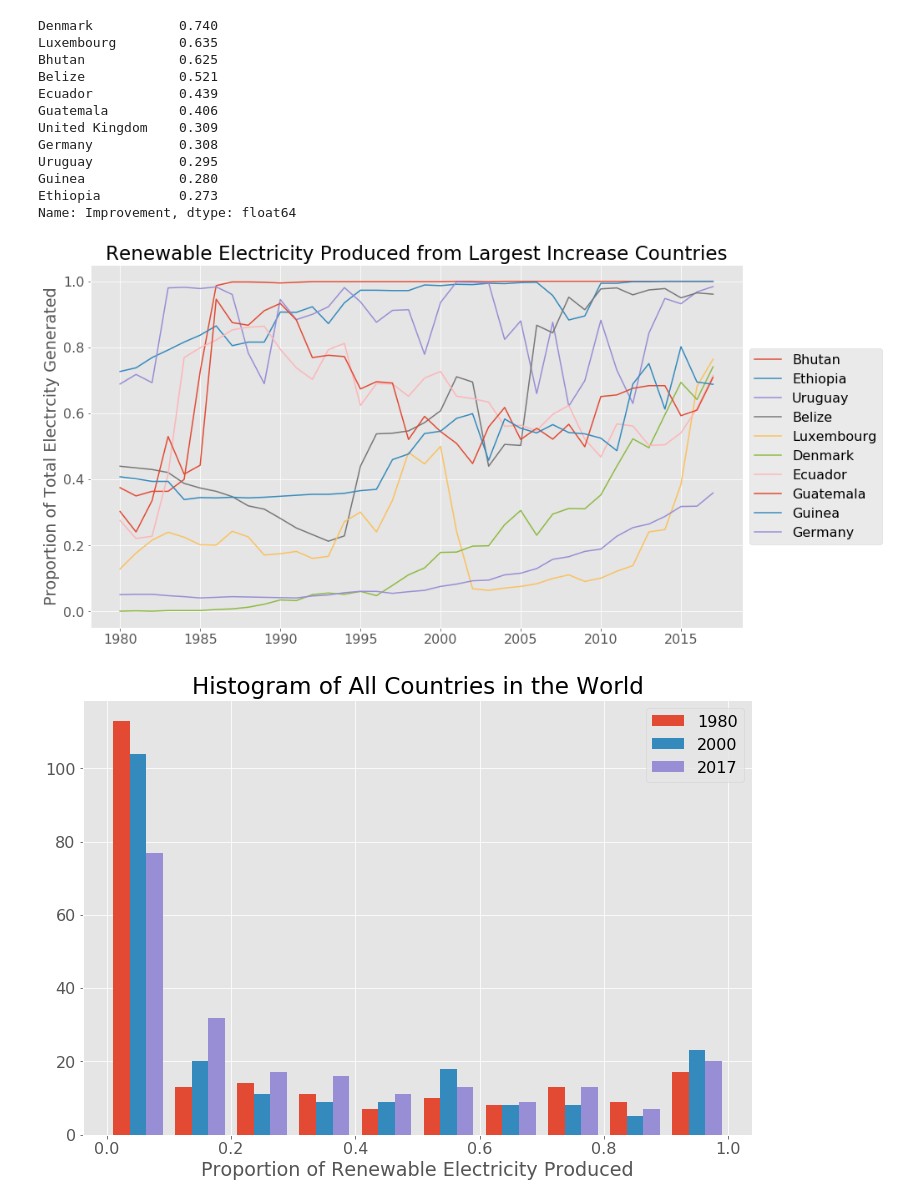
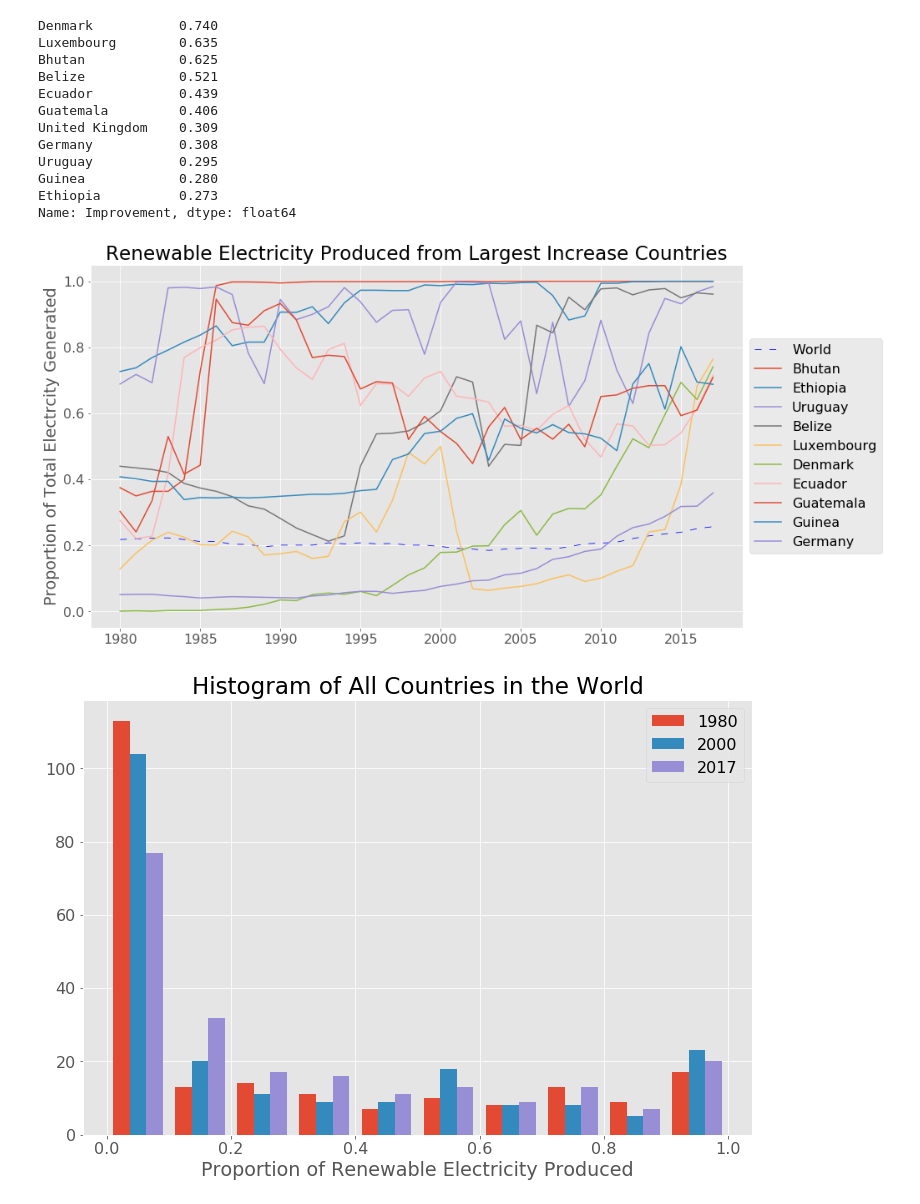
Before and after one commit to Jbudnick/World_Renewable_Electricity, a Jupyter notebook: notebooks/Capstone1Plots.ipynb, the cells around one changed output. Saved outputs shown, nothing was run; the diff lists cells and outputs as text; code cells hidden in the pictures.

```diff
--- a/notebooks/Capstone1Plots.ipynb
+++ b/notebooks/Capstone1Plots.ipynb
@@ -566,10 +566,10 @@ Guinea            0.280
 Ethiopia          0.273
 Name: Improvement, dtype: float64
 # %%
-Improved_Analysis.plot_data()
+Improved_Analysis.plot_data(include_world = True)
 plt.show()
 # %% [output]
-[figure, old version]
+[figure, new version]
 # %%
 Improved_Analysis.fig.savefig('images/MostImp.png',  bbox_inches='tight')
 # %%
```
Also changed, not shown: 1 other file.
